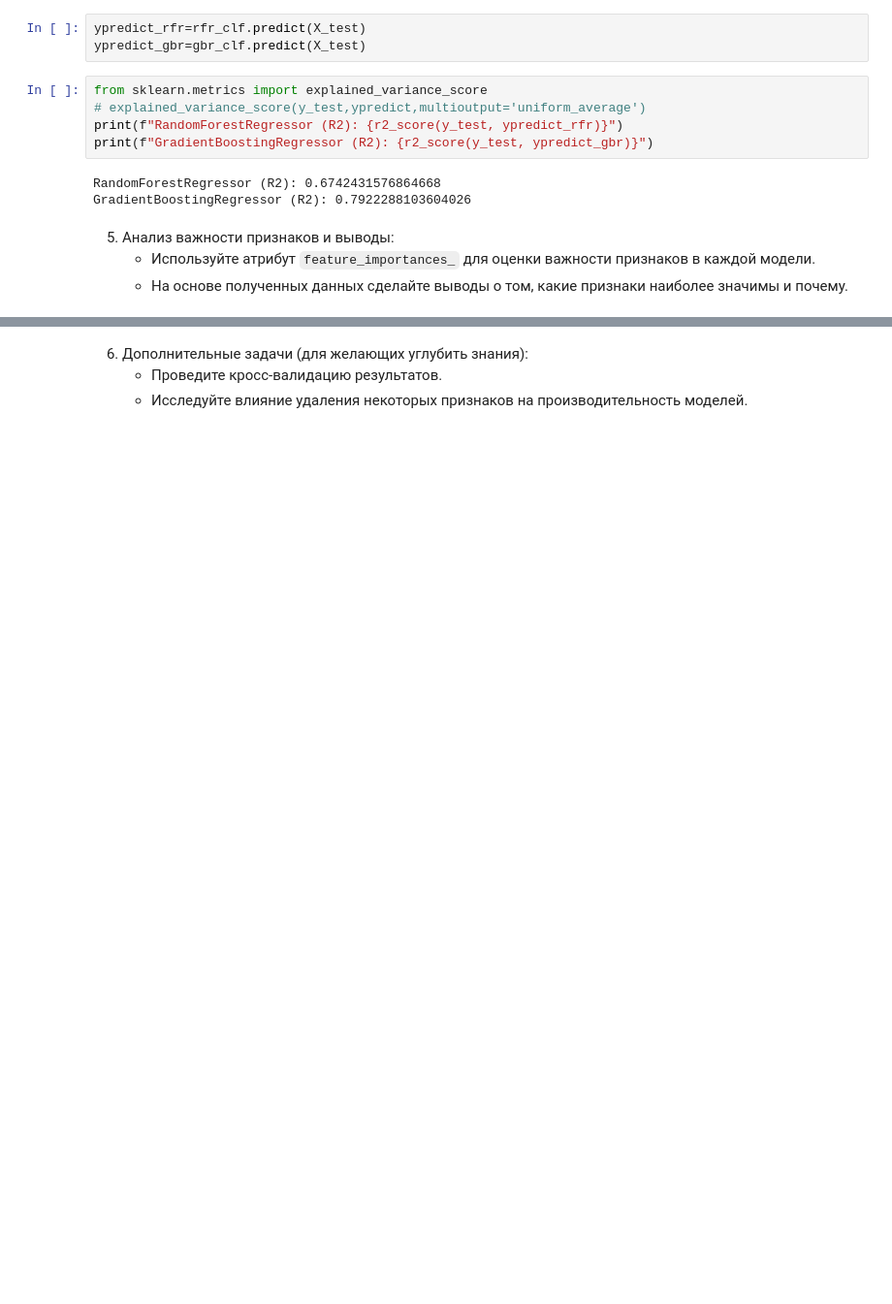
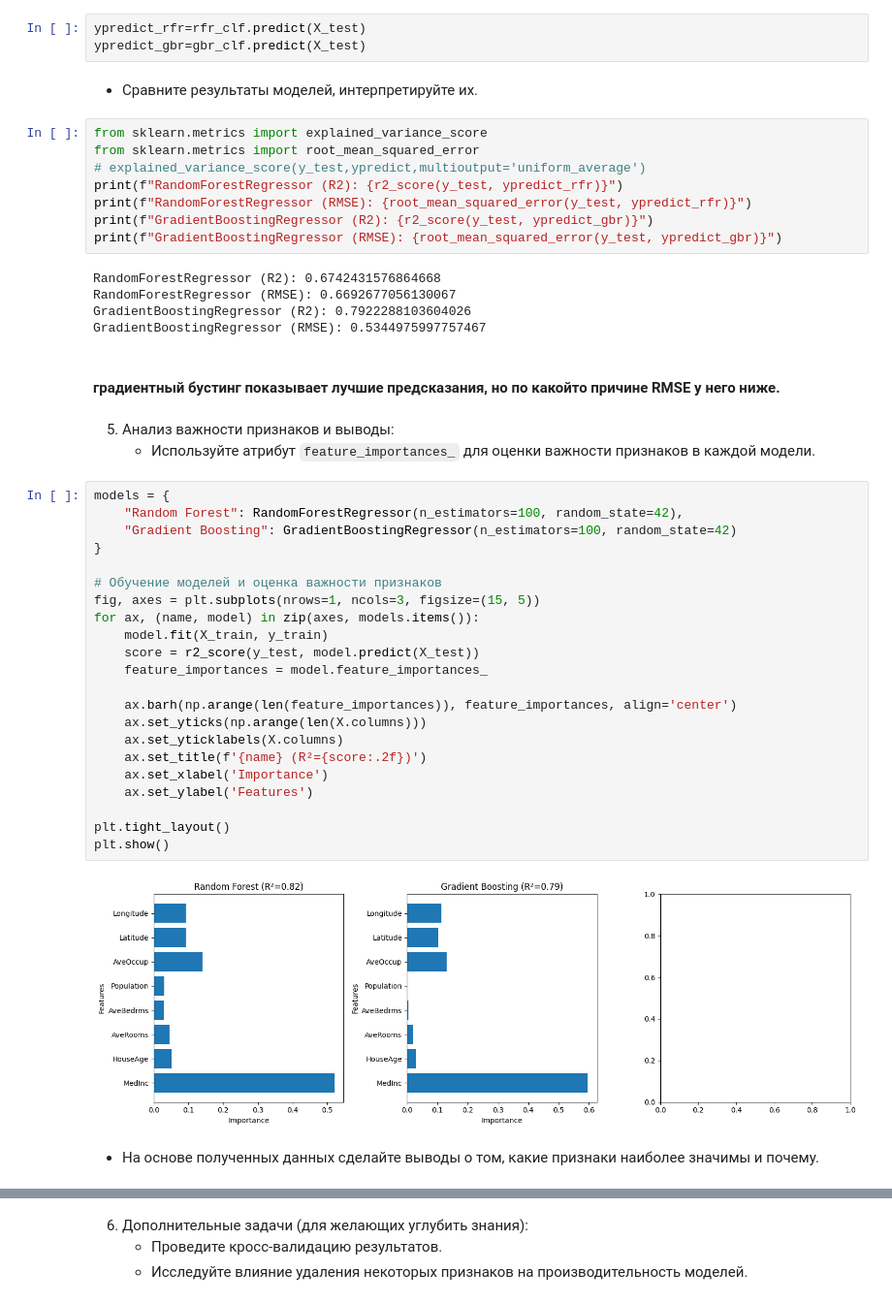
Before and after one commit to Rusttm/DSprojects, a Jupyter notebook: EDA/lesson7/seminar7_DZ.ipynb, the cells around one changed output, grey strips where cells are left out. Shown at 97% size. Saved outputs shown, nothing was run; the diff lists cells and outputs as text; blank space fills up the shorter version.

```diff
--- a/EDA/lesson7/seminar7_DZ.ipynb
+++ b/EDA/lesson7/seminar7_DZ.ipynb
@@ -213,15 +213,49 @@ GradientBoostingRegressor(random_state=42)
 # %%
 ypredict_rfr=rfr_clf.predict(X_test)
 ypredict_gbr=gbr_clf.predict(X_test)
+# %% [markdown]
+- Сравните результаты моделей, интерпретируйте их.
 # %%
 from sklearn.metrics import explained_variance_score
+from sklearn.metrics import root_mean_squared_error
 # explained_variance_score(y_test,ypredict,multioutput='uniform_average')
 print(f"RandomForestRegressor (R2): {r2_score(y_test, ypredict_rfr)}")
+print(f"RandomForestRegressor (RMSE): {root_mean_squared_error(y_test, ypredict_rfr)}")
 print(f"GradientBoostingRegressor (R2): {r2_score(y_test, ypredict_gbr)}")
+print(f"GradientBoostingRegressor (RMSE): {root_mean_squared_error(y_test, ypredict_gbr)}")
 # %% [output]
 RandomForestRegressor (R2): 0.6742431576864668
+RandomForestRegressor (RMSE): 0.6692677056130067
 GradientBoostingRegressor (R2): 0.7922288103604026
+GradientBoostingRegressor (RMSE): 0.5344975997757467
+# %% [markdown]
+#### градиентный бустинг показывает лучшие предсказания, но по какойто причине RMSE у него ниже.
 # %% [markdown]
 5. Анализ важности признаков и выводы:
    - Используйте атрибут `feature_importances_` для оценки важности признаков в каждой модели.
-   - На основе полученных данных сделайте выводы о том, какие признаки наиболее значимы и почему.
+# %%
+models = {
+    "Random Forest": RandomForestRegressor(n_estimators=100, random_state=42),
+    "Gradient Boosting": GradientBoostingRegressor(n_estimators=100, random_state=42)
+}
+
+# Обучение моделей и оценка важности признаков
+fig, axes = plt.subplots(nrows=1, ncols=3, figsize=(15, 5))
+for ax, (name, model) in zip(axes, models.items()):
+    model.fit(X_train, y_train)
+    score = r2_score(y_test, model.predict(X_test))
+    feature_importances = model.feature_importances_
+
+    ax.barh(np.arange(len(feature_importances)), feature_importances, align='center')
+    ax.set_yticks(np.arange(len(X.columns)))
+    ax.set_yticklabels(X.columns)
+    ax.set_title(f'{name} (R²={score:.2f})')
+    ax.set_xlabel('Importance')
+    ax.set_ylabel('Features')
+
+plt.tight_layout()
+plt.show()
+# %% [output]
+[figure, added]
+# %% [markdown]
+   - На основе полученных данных сделайте выводы о том, какие признаки наиболее значимы и почему.
```
Also changed, not shown: parts of 3 cells of this notebook.
